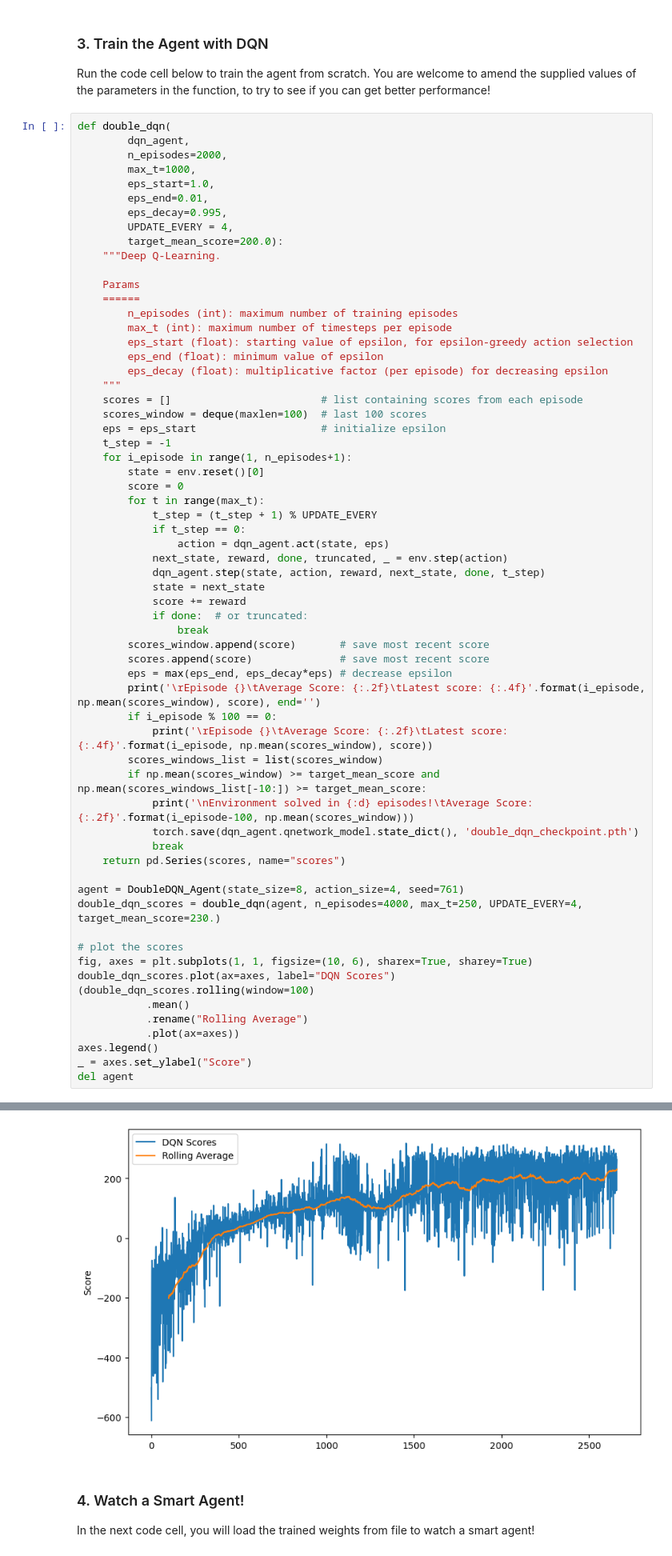
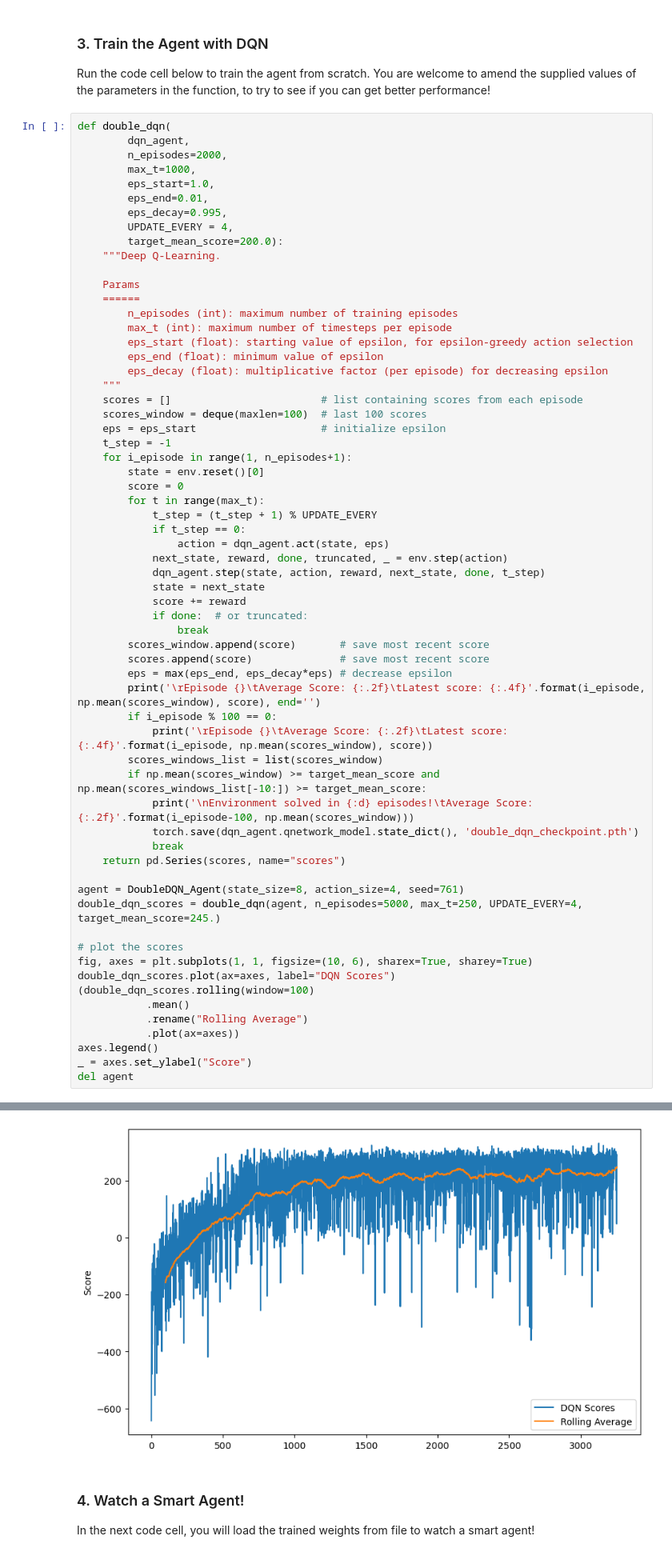
Before and after one commit to armhzjz/deep-reinforcement-learning, a Jupyter notebook: dqn/exercise/Deep_Q_Network.ipynb, the cells around one changed output, grey strips where cells are left out. Shown at 80% size. Drawn from its saved outputs; the diff is of its cells as text.

```diff
--- a/dqn/exercise/Deep_Q_Network.ipynb
+++ b/dqn/exercise/Deep_Q_Network.ipynb
@@ -135,7 +135,7 @@ def double_dqn(
     return pd.Series(scores, name="scores")
 
 agent = DoubleDQN_Agent(state_size=8, action_size=4, seed=761)
-double_dqn_scores = double_dqn(agent, n_episodes=4000, max_t=250, UPDATE_EVERY=4, target_mean_score=230.)
+double_dqn_scores = double_dqn(agent, n_episodes=5000, max_t=250, UPDATE_EVERY=4, target_mean_score=245.)
 
 # plot the scores
 fig, axes = plt.subplots(1, 1, figsize=(10, 6), sharex=True, sharey=True)
@@ -168,4 +168,4 @@ Environment solved in 2559 episodes!    Average Score: 230.17
-[figure, old version]
+[figure, new version]
 # %% [markdown]
 ### 4. Watch a Smart Agent!
 
```
Also changed, not shown: parts of 7 cells of this notebook, 3 other files.
